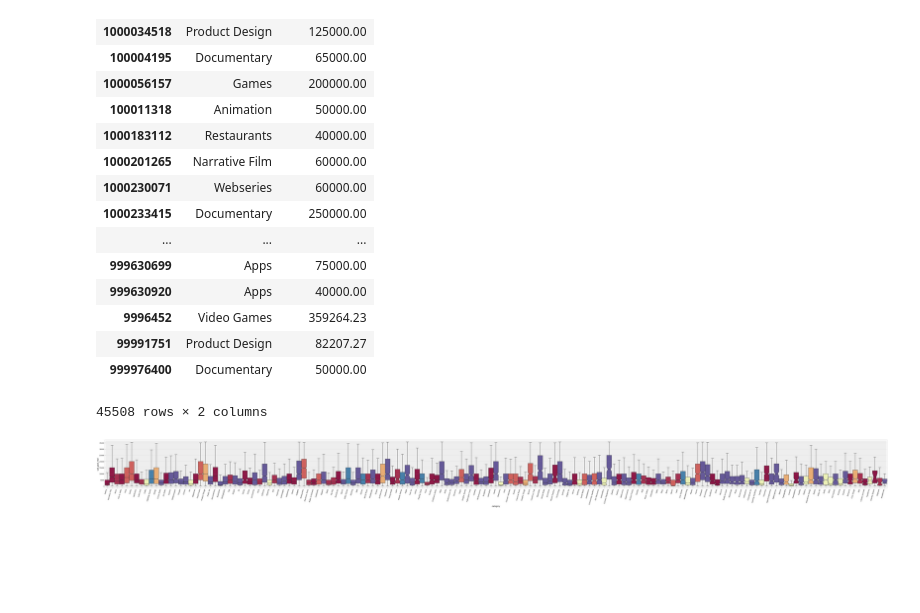
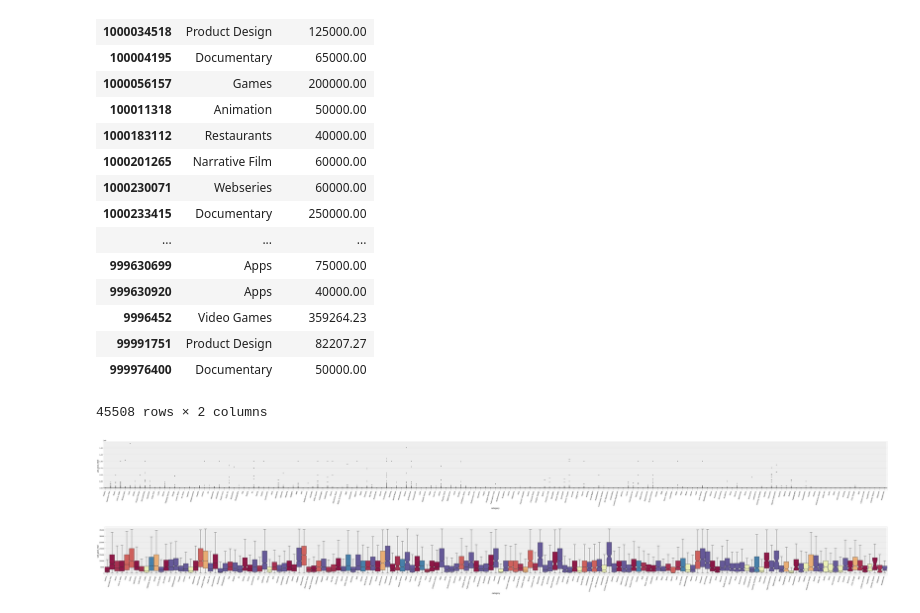
Before and after one commit to nair36/AnalisisYCuracion, a Jupyter notebook: AnalisisYCuracion_P1.ipynb, the cells around one changed output. Saved outputs shown, nothing was run; the diff lists cells and outputs as text; code cells hidden in the pictures; blank space fills up the shorter version.

```diff
--- a/AnalisisYCuracion_P1.ipynb
+++ b/AnalisisYCuracion_P1.ipynb
@@ -408,8 +408,6 @@ valoresAtipicos[['category','usd_goal_real']]
 | 99991751 | Product Design | 82207.27 |
 | 999976400 | Documentary | 50000.00 |
 45508 rows × 2 columns
-# %%
-cmap = cm.get_cmap('Plasma')
 # %%
 colores=[]
 c=0
@@ -428,4 +424,12 @@ i=0
 for q in set(kickstarter_2018_pandas.category):
     mc=dicCatMCat[q]
     custom_palette[q] = dicMCatColor[mc]
+# %%
+plt.figure(figsize=(125,8))
+ax=sb.boxplot(x="category", y="usd_goal_real",data=kickstarter_2018_pandas,
+              fliersize=5,notch=True,width=1, palette=custom_palette)
+ax.set_xticklabels(ax.get_xticklabels(), rotation=75, ha="right")
+plt.show()
+# %% [output]
+[figure, added]
 # %%
```
Also changed, not shown: parts of 5 cells of this notebook.
